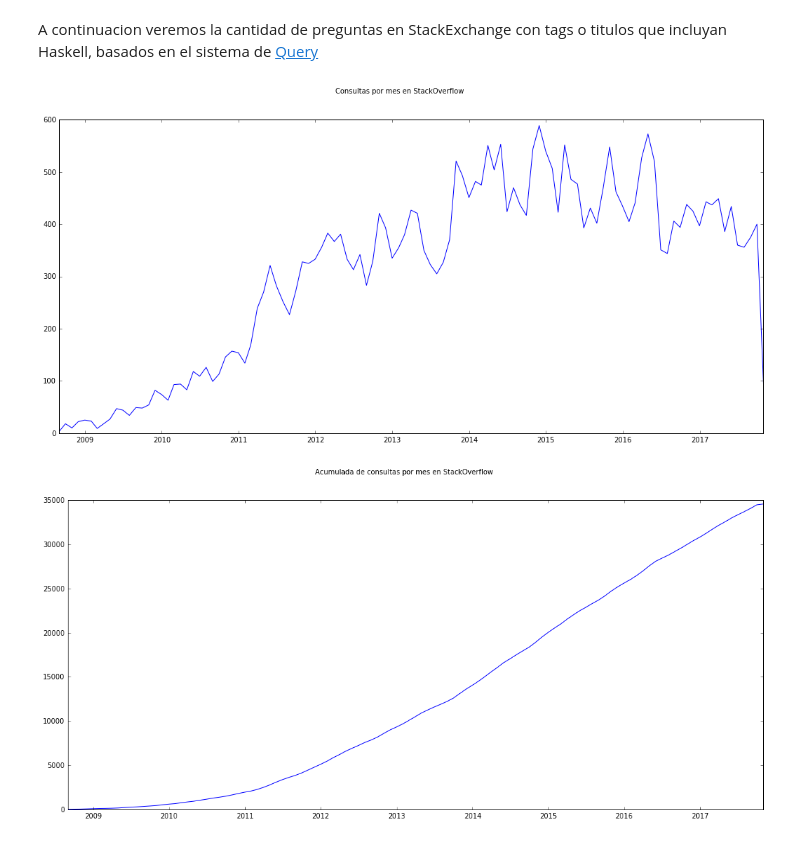
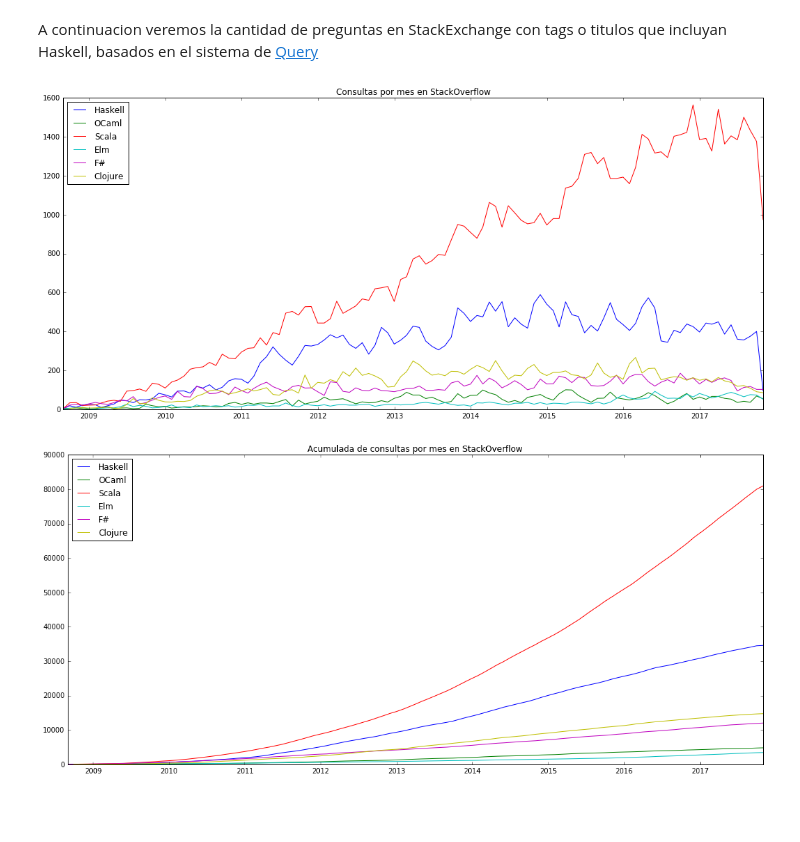
Before and after one commit to CrossNox/HaskellTDL, a Jupyter notebook: Stats.ipynb, the cells around one changed output. Saved outputs shown, nothing was run; the diff lists cells and outputs as text; code cells hidden in the pictures; blank space fills up the shorter version.

```diff
--- a/Stats.ipynb
+++ b/Stats.ipynb
@@ -9,24 +9,45 @@ from calendar import monthrange as mrng
 # %% [markdown]
 A continuacion veremos la cantidad de preguntas en StackExchange con tags o titulos que incluyan Haskell, basados en el sistema de [Query](https://data.stackexchange.com/stackoverflow/query/edit/740338#resultSets)
 # %%
-rddSE = spark.read.option("header","false").csv("./QueryResults.csv").rdd
-rddSE = rddSE.map(lambda x: (dt.strptime(x[0],"%Y-%m-%d %H:%M:%S"),x[1]))
-rddSE = rddSE.map(lambda x: ((x[0].year,x[0].month),int(x[1])))
-rddSE = rddSE.reduceByKey(lambda x,y: x+y)
-rddSE = rddSE.map(lambda x: (x[0][0],x[0][1],x[1]))
-rddSE = rddSE.map(lambda x: (dt(year=x[0],month=x[1],day=mrng(x[0],x[1])[1]),x[2]))
-dfSE = rddSE.toDF(['fecha','cant']).toPandas().sort_values(by=['fecha'])
+def dfQuery(csv_):
+    rddSE = spark.read.option("header","false").csv(csv_).rdd
+    rddSE = rddSE.map(lambda x: (dt.strptime(x[0],"%Y-%m-%d %H:%M:%S"),x[1]))
+    rddSE = rddSE.map(lambda x: ((x[0].year,x[0].month),int(x[1])))
+    rddSE = rddSE.reduceByKey(lambda x,y: x+y)
+    rddSE = rddSE.map(lambda x: (x[0][0],x[0][1],x[1]))
+    rddSE = rddSE.map(lambda x: (dt(year=x[0],month=x[1],day=mrng(x[0],x[1])[1]),x[2]))
+    dfSE = rddSE.toDF(['fecha','cant']).toPandas().sort_values(by=['fecha'])
+    return dfSE
-# %%
-fig = plt.figure(figsize=(18,8))
-fig.suptitle("Consultas por mes en StackOverflow")
-plt.plot(dfSE.fecha,dfSE.cant)
-
-fig = plt.figure(figsize=(18,8))
-fig.suptitle("Acumulada de consultas por mes en StackOverflow")
-plt.plot(dfSE.fecha,np.cumsum(dfSE.cant))
-
-plt.show()
-# %% [output]
-[figure, removed]
-[figure, removed]
+# %%
+dfSE_Haskell = dfQuery("./QueryResultsHaskell.csv")
+dfSE_OCaml = dfQuery("./QueryResultsOCaml.csv")
+dfSE_Scala = dfQuery("./QueryResultsScala.csv")
+dfSE_Clojure = dfQuery("./QueryResultsClojure.csv")
+dfSE_FSharp = dfQuery("./QueryResultsF#.csv")
+dfSE_Elm = dfQuery("./QueryResultsElm.csv")
+# %%
+fig = plt.figure(figsize=(18,8))
+plt.plot(dfSE_Haskell.fecha,dfSE_Haskell.cant,label='Haskell')
+plt.plot(dfSE_OCaml.fecha,dfSE_OCaml.cant,label='OCaml')
+plt.plot(dfSE_Scala.fecha,dfSE_Scala.cant,label='Scala')
+plt.plot(dfSE_Elm.fecha,dfSE_Elm.cant,label='Elm')
+plt.plot(dfSE_FSharp.fecha,dfSE_FSharp.cant,label='F#')
+plt.plot(dfSE_Clojure.fecha,dfSE_Clojure.cant,label='Clojure')
+plt.legend(loc='best')
+plt.title('Consultas por mes en StackOverflow')
+
+fig = plt.figure(figsize=(18,8))
+plt.plot(dfSE_Haskell.fecha,np.cumsum(dfSE_Haskell.cant),label='Haskell')
+plt.plot(dfSE_OCaml.fecha,np.cumsum(dfSE_OCaml.cant),label='OCaml')
+plt.plot(dfSE_Scala.fecha,np.cumsum(dfSE_Scala.cant),label='Scala')
+plt.plot(dfSE_Elm.fecha,np.cumsum(dfSE_Elm.cant),label='Elm')
+plt.plot(dfSE_FSharp.fecha,np.cumsum(dfSE_FSharp.cant),label='F#')
+plt.plot(dfSE_Clojure.fecha,np.cumsum(dfSE_Clojure.cant),label='Clojure')
+plt.legend(loc='best')
+plt.title('Acumulada de consultas por mes en StackOverflow')
+
+plt.show()
+# %% [output]
+[figure, added]
+[figure, added]
 # %%
```
Also changed, not shown: parts of 6 cells of this notebook, 14 other files.
